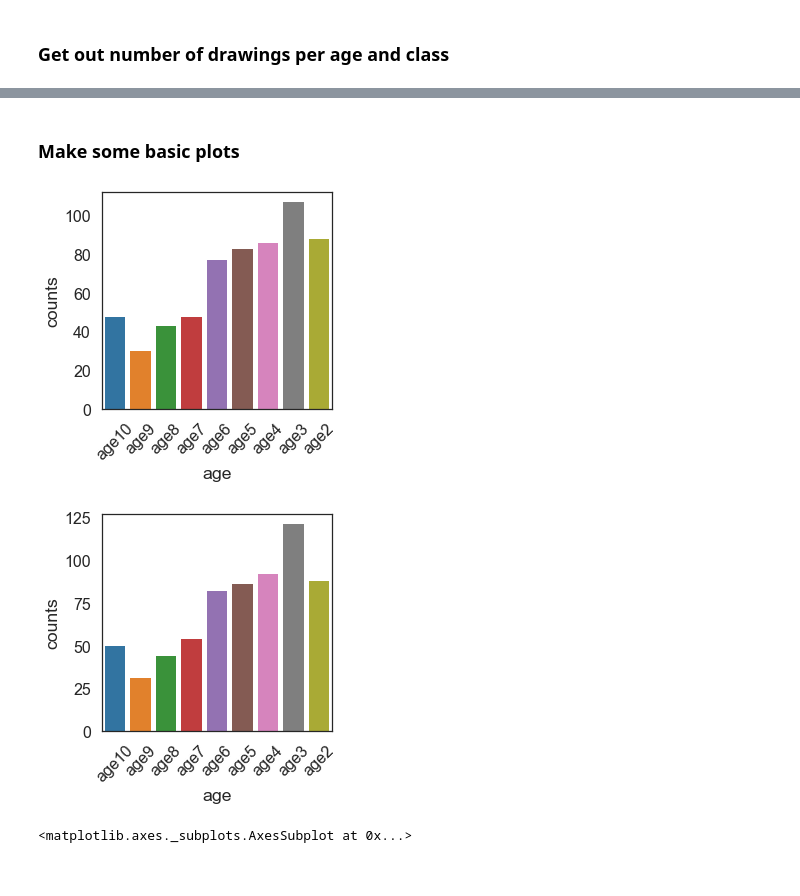
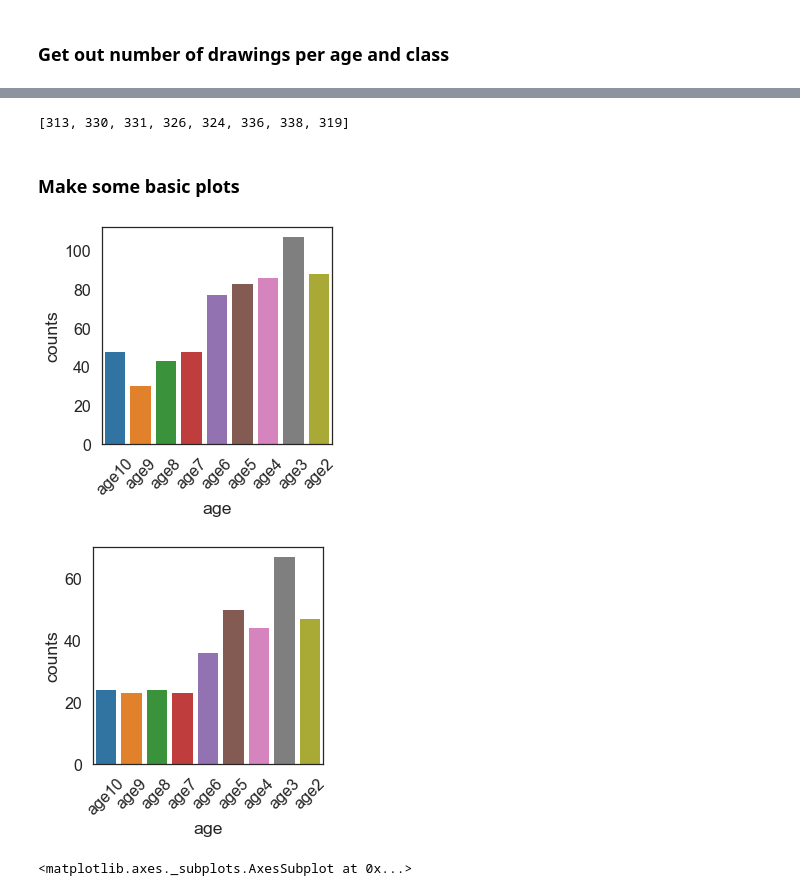
Before and after one commit to brialorelle/kiddraw, a Jupyter notebook: analysis/museumstation/python/preprocess_museumstation.ipynb, the cells around one changed output, grey strips where cells are left out. Saved outputs shown, nothing was run; the diff lists cells and outputs as text; code cells hidden in the pictures.

```diff
--- a/analysis/museumstation/python/preprocess_museumstation.ipynb
+++ b/analysis/museumstation/python/preprocess_museumstation.ipynb
@@ -91,31 +91,43 @@ We currently have 7773 non-practice trials from kids in cdm_run_v3.
 ### Get out number of drawings per age and class
 # %%
 ages = {'age2','age3','age4','age5','age6','age7','age8','age9','age10'}
-# categories = {'a bike',
-# 'a bird',
+# categories_run1 = {
 # 'a boat',
-# 'a bowl',
 # 'a car',
-# 'a chair',
-# 'a couch',
 # 'a cup',
 # 'a dog',
 # 'a fish',
 # 'a house',
 # 'a person',
+# 'a tree'}
+
+# categories_run2 = {'an airplane',
+# 'a bike',
+# 'a bird',
+# 'a bowl',
+# 'a chair',
+# 'a couch',
 # 'a phone',
-# 'a rabbit',
-# 'a tree',
-# 'an airplane'}
+# 'a rabbit'}
 
-categories = {'an airplane',
+
+categories = {
+'an airplane',
 'a bike',
 'a bird',
 'a bowl',
 'a chair',
 'a couch',
 'a phone',
-'a rabbit'}
+'a rabbit',
+'a boat',
+'a car',
+'a cup',
+'a dog',
+'a fish',
+'a house',
+'a person',
+'a tree'}
 # %%
 ## Counts by age and clas
 counts=[]
@@ -163,24 +154,28 @@ C
+# %%
+cat_counts
+# %% [output]
+[313, 330, 331, 326, 324, 336, 338, 319]
 # %% [markdown]
 ### Make some basic plots
 # %%
 # df.loc[df['column_name'] == some_value]
 bike = C.loc[C['category']=="a bowl"]
 plt.figure(figsize=(14,4))
 plt.subplot(1,3,1)
 g=sns.barplot(data=bike,x='age',y='counts')
 for item in g.get_xticklabels():
     item.set_rotation(45)
 
 
-couch = C.loc[C['category']=="a couch"]
+couch = C.loc[C['category']=="a person"]
 plt.figure(figsize=(14,4))
 plt.subplot(1,3,1)
 g=sns.barplot(data=couch,x='age',y='counts')
 for item in g.get_xticklabels():
     item.set_rotation(45)
 # %% [output]
 [figure]
-[figure, old version]
+[figure, new version]
 # %%
 
 
```
Also changed, not shown: parts of 8 cells of this notebook, 2 other files.
